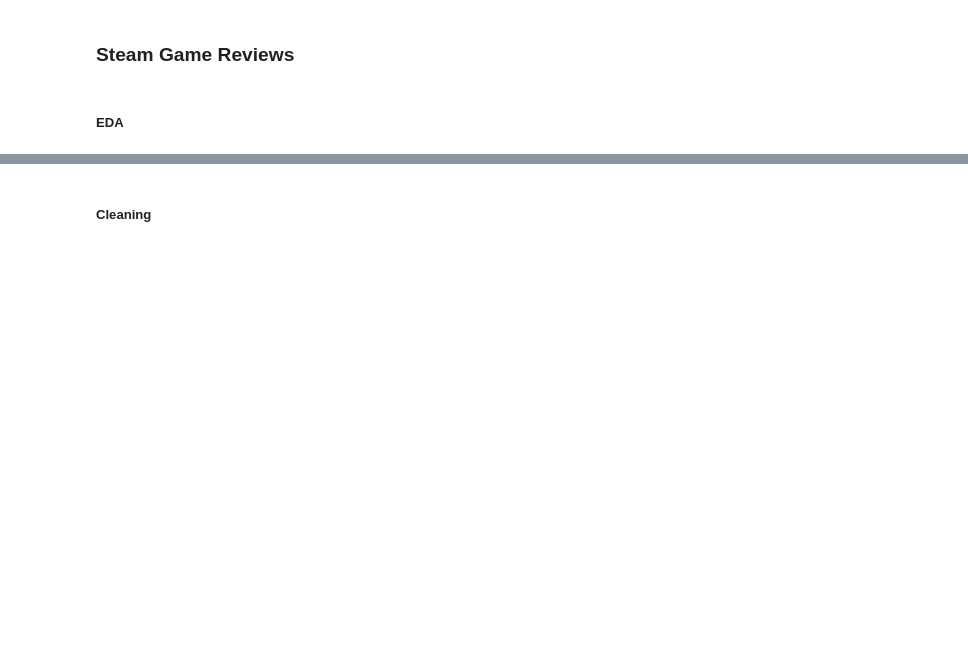
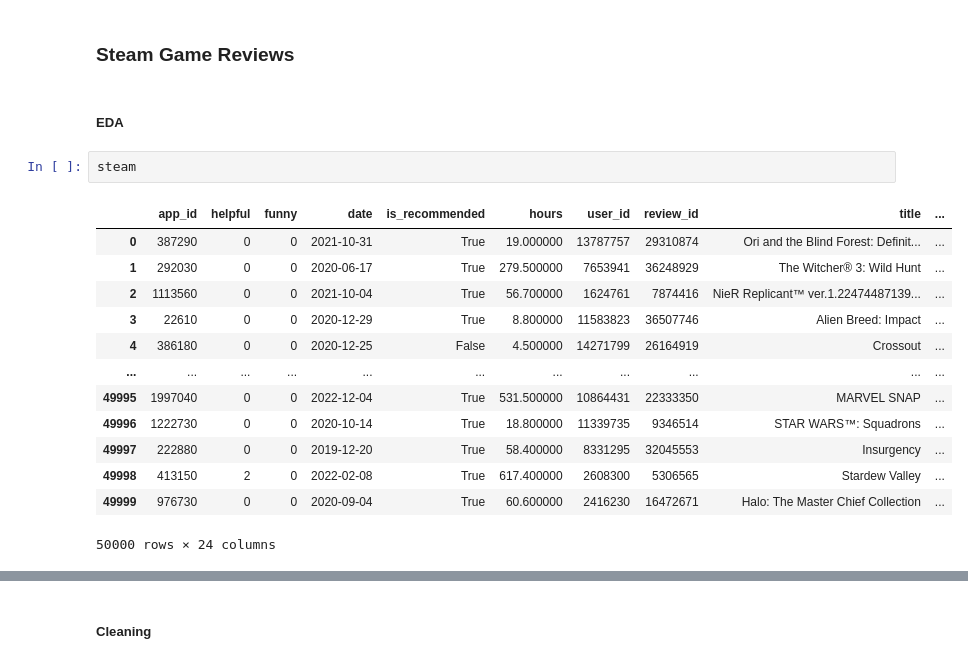
Before and after one commit to cdc18b/personal, a Jupyter notebook: capstone.ipynb, the cells around one changed output, grey strips where cells are left out. Cells and saved outputs as stored; diff of their text form; blank space fills up the shorter version.

```diff
--- a/capstone.ipynb
+++ b/capstone.ipynb
@@ -6,3 +331,19 @@
 ### Steam Game Reviews
 # %% [markdown]
 ##### EDA
+# %%
+steam
+# %% [output]
+|  | app_id | helpful | funny | date | is_recommended | hours | user_id | review_id | title | ... |
+| 0 | 387290 | 0 | 0 | 2021-10-31 | True | 19.000000 | 13787757 | 29310874 | Ori and the Blind Forest: Definit... | ... |
+| 1 | 292030 | 0 | 0 | 2020-06-17 | True | 279.500000 | 7653941 | 36248929 | The Witcher® 3: Wild Hunt | ... |
+| 2 | 1113560 | 0 | 0 | 2021-10-04 | True | 56.700000 | 1624761 | 7874416 | NieR Replicant™ ver.1.22474487139... | ... |
+| 3 | 22610 | 0 | 0 | 2020-12-29 | True | 8.800000 | 11583823 | 36507746 | Alien Breed: Impact | ... |
+| 4 | 386180 | 0 | 0 | 2020-12-25 | False | 4.500000 | 14271799 | 26164919 | Crossout | ... |
+| ... | ... | ... | ... | ... | ... | ... | ... | ... | ... | ... |
+| 49995 | 1997040 | 0 | 0 | 2022-12-04 | True | 531.500000 | 10864431 | 22333350 | MARVEL SNAP | ... |
+| 49996 | 1222730 | 0 | 0 | 2020-10-14 | True | 18.800000 | 11339735 | 9346514 | STAR WARS™: Squadrons | ... |
+| 49997 | 222880 | 0 | 0 | 2019-12-20 | True | 58.400000 | 8331295 | 32045553 | Insurgency | ... |
+| 49998 | 413150 | 2 | 0 | 2022-02-08 | True | 617.400000 | 2608300 | 5306565 | Stardew Valley | ... |
+| 49999 | 976730 | 0 | 0 | 2020-09-04 | True | 60.600000 | 2416230 | 16472671 | Halo: The Master Chief Collection | ... |
+50000 rows × 24 columns
```
Also changed, not shown: parts of 20 cells of this notebook.
